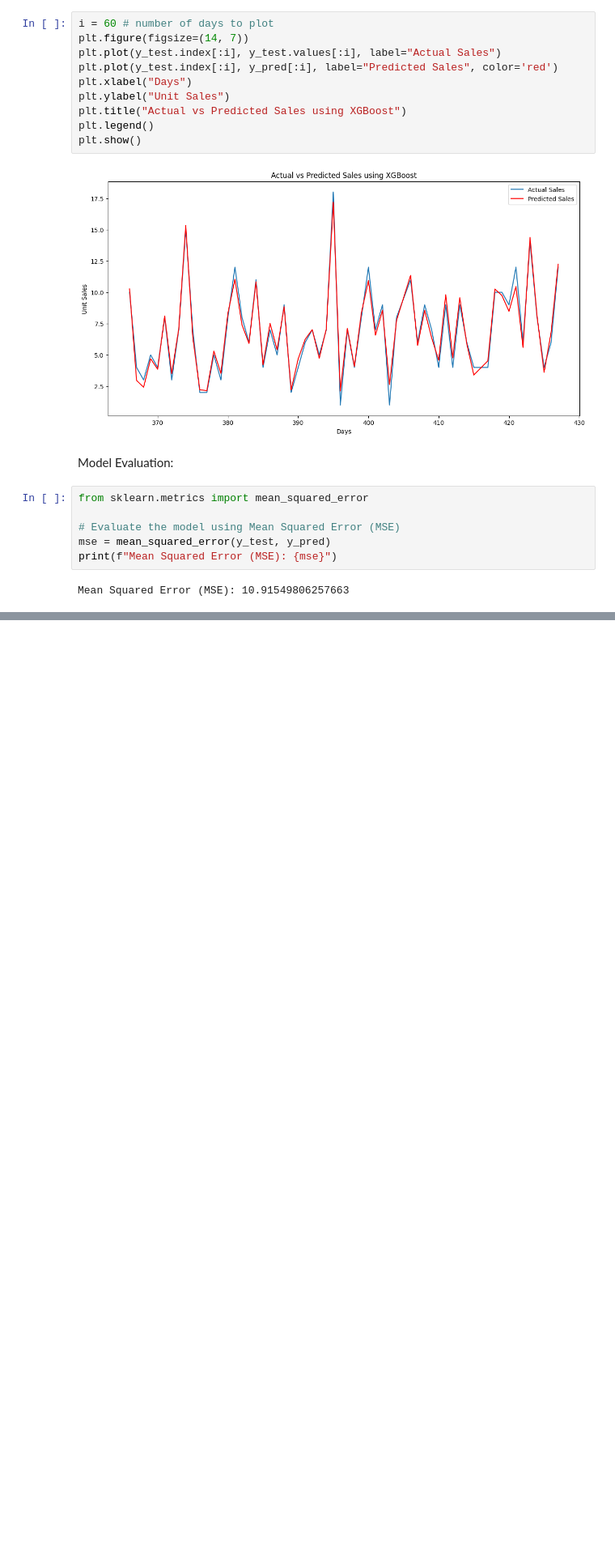
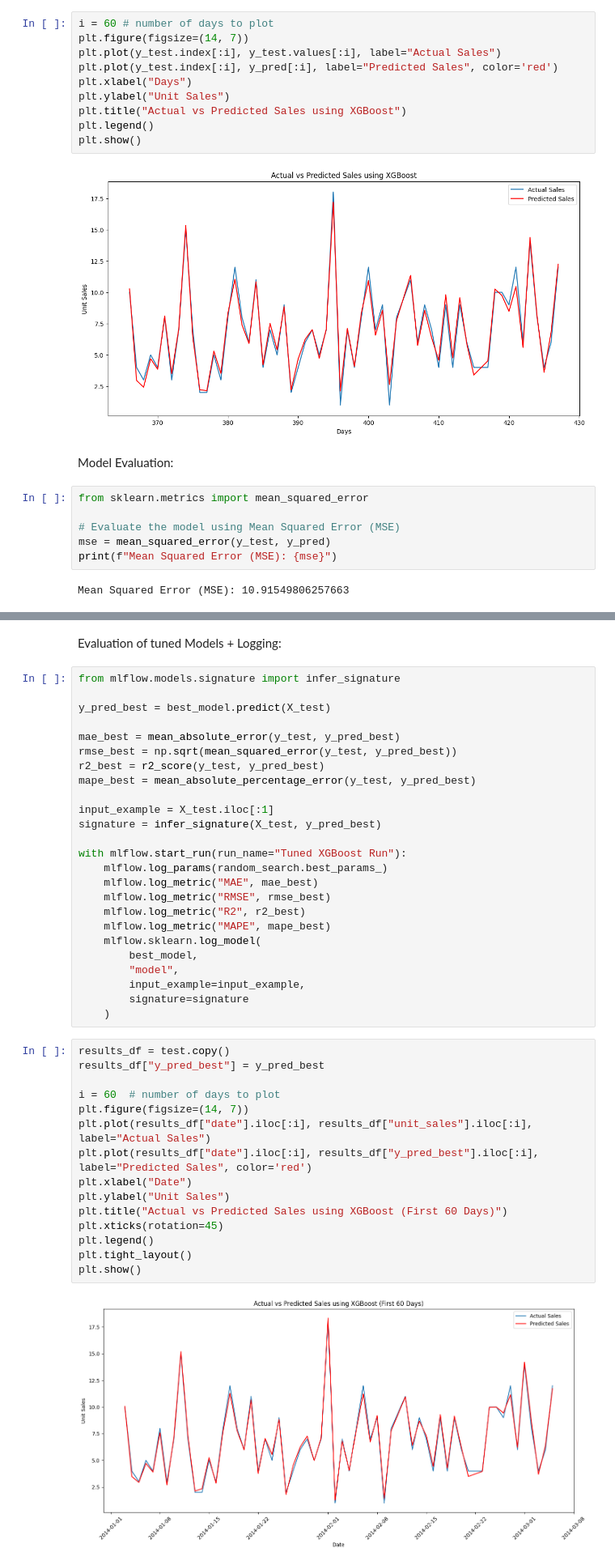
Before and after one commit to Saveh2010/time_series_project, a Jupyter notebook: Week_2_XGBoost_kaggle_timeseries_project.ipynb, the cells around one changed output, grey strips where cells are left out. Shown at 81% size. Drawn from its saved outputs; the diff is of its cells as text; blank space fills up the shorter version.

Commit message:
Applying XGBoost for Time Series forecasting

```diff
--- a/Week_2_XGBoost_kaggle_timeseries_project.ipynb
+++ b/Week_2_XGBoost_kaggle_timeseries_project.ipynb
@@ -235,0 +319,44 @@ Root Mean Squared Error (RMSE): 3.303861084031323
+# %% [markdown]
+Evaluation of tuned Models + Logging:
+# %%
+from mlflow.models.signature import infer_signature
+
+y_pred_best = best_model.predict(X_test)
+
+mae_best = mean_absolute_error(y_test, y_pred_best)
+rmse_best = np.sqrt(mean_squared_error(y_test, y_pred_best))
+r2_best = r2_score(y_test, y_pred_best)
+mape_best = mean_absolute_percentage_error(y_test, y_pred_best)
+
+input_example = X_test.iloc[:1]
+signature = infer_signature(X_test, y_pred_best)
+
+with mlflow.start_run(run_name="Tuned XGBoost Run"):
+    mlflow.log_params(random_search.best_params_)
+    mlflow.log_metric("MAE", mae_best)
+    mlflow.log_metric("RMSE", rmse_best)
+    mlflow.log_metric("R2", r2_best)
+    mlflow.log_metric("MAPE", mape_best)
+    mlflow.sklearn.log_model(
+        best_model,
+        "model",
+        input_example=input_example,
+        signature=signature
+    )
+# %%
+results_df = test.copy()
+results_df["y_pred_best"] = y_pred_best
+
+i = 60  # number of days to plot
+plt.figure(figsize=(14, 7))
+plt.plot(results_df["date"].iloc[:i], results_df["unit_sales"].iloc[:i], label="Actual Sales")
+plt.plot(results_df["date"].iloc[:i], results_df["y_pred_best"].iloc[:i], label="Predicted Sales", color='red')
+plt.xlabel("Date")
+plt.ylabel("Unit Sales")
+plt.title("Actual vs Predicted Sales using XGBoost (First 60 Days)")
+plt.xticks(rotation=45)
+plt.legend()
+plt.tight_layout()
+plt.show()
+# %% [output]
+[figure, added]
```
Also changed, not shown: parts of 9 cells of this notebook.
